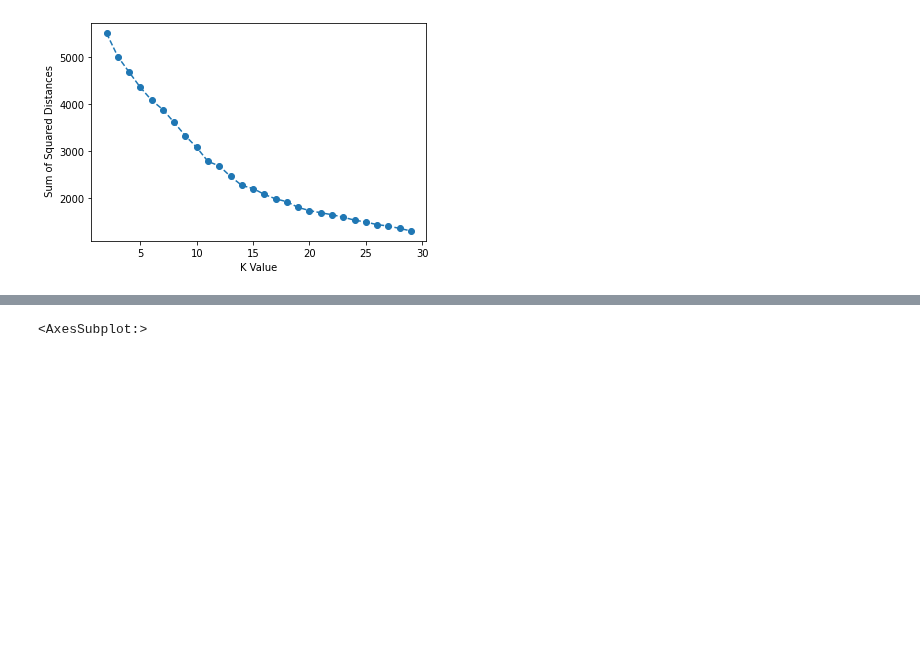
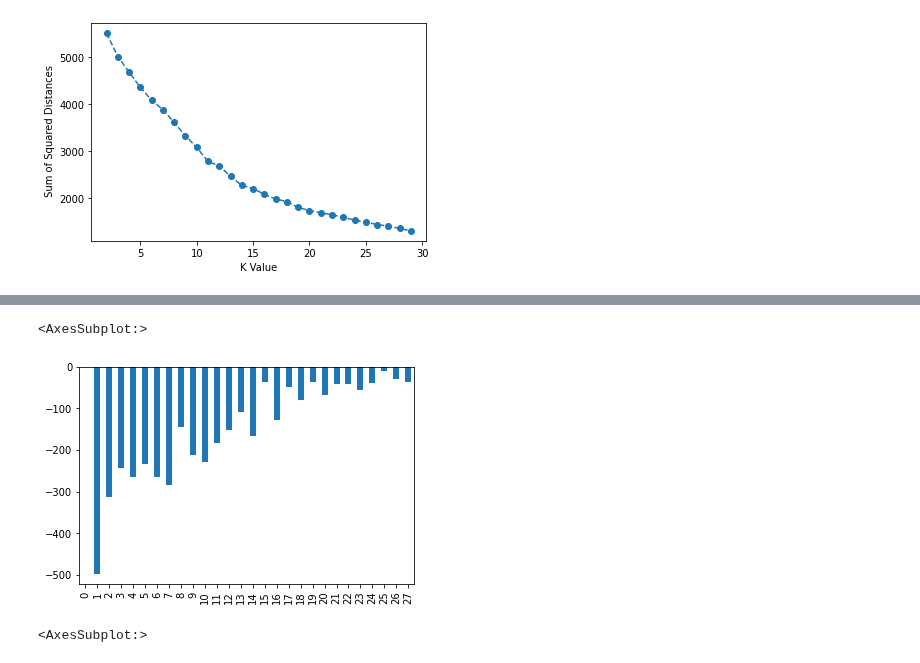
Before and after one commit to Denisse-AB/machine-learning, a Jupyter notebook: Kmeans-Clustering-Project-Exercise.ipynb, the cells around one changed output, grey strips where cells are left out. Cells and saved outputs as stored; diff of their text form; code cells hidden in the pictures; blank space fills up the shorter version.

```diff
--- a/Kmeans-Clustering-Project-Exercise.ipynb
+++ b/Kmeans-Clustering-Project-Exercise.ipynb
@@ -596,3 +682,8 @@ Text(0, 0.5, ' Sum of Squared Distances')
+# %%
+pd.Series(ssd).diff().plot(kind='bar')
+# %% [output]
+<AxesSubplot:>
+[figure, added]
 # %%
 # %% [output]
 <AxesSubplot:>
```
Also changed, not shown: parts of 36 cells of this notebook.
